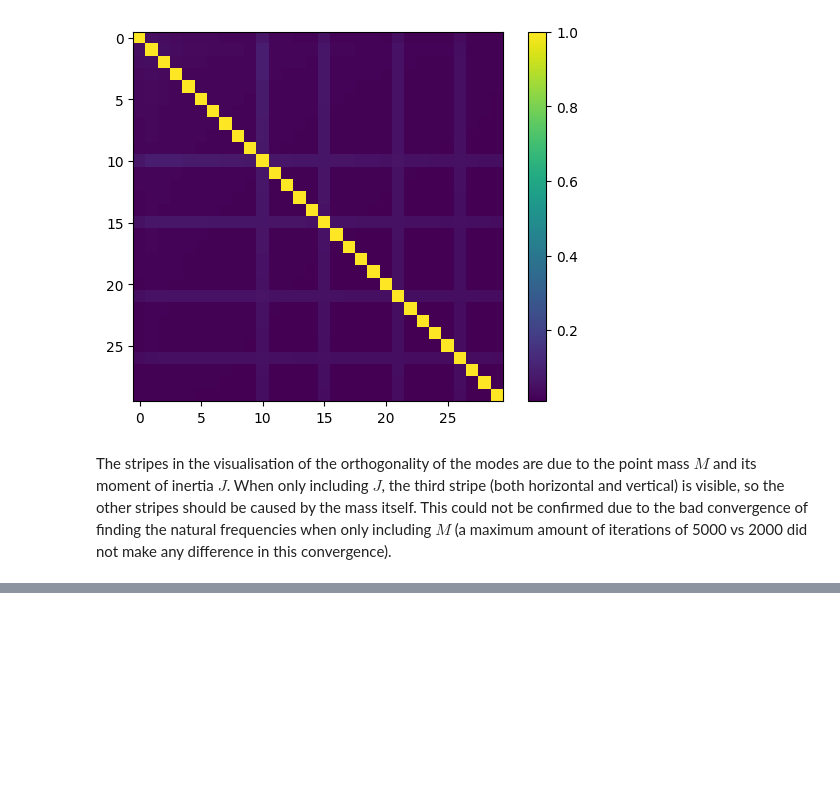
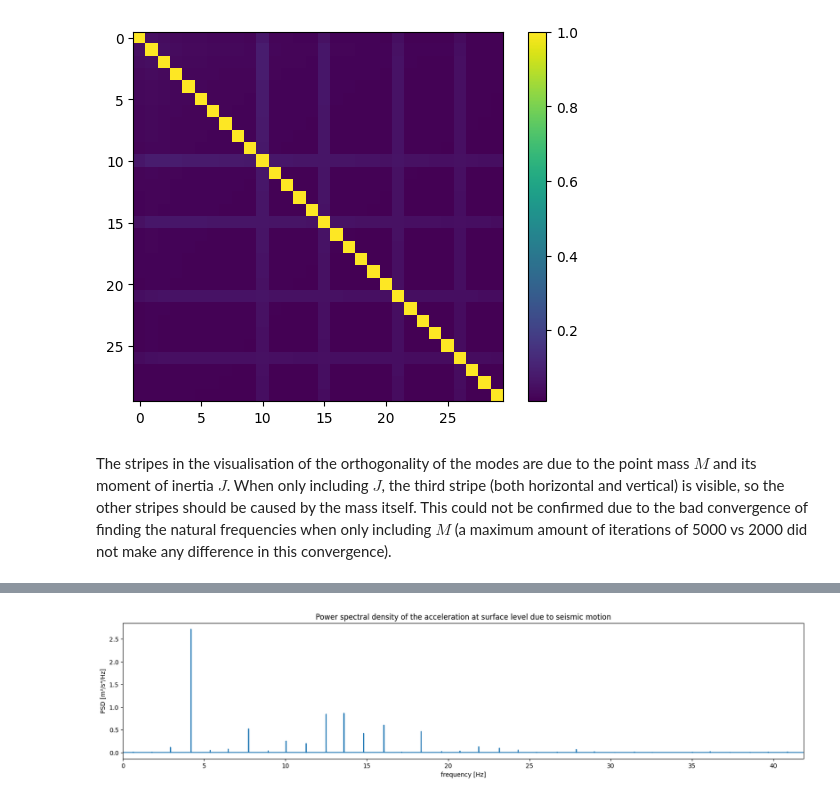
Before and after one commit to Lymone96/CIEM5220-Group2, a Jupyter notebook: 1_SRE/Part 1/CIEM5220_SRE_PW1_2025_MMarissen5381827_GMylonopoulos4807421_BSlingerland5309913_JThomas6276423.ipynb, the cells around one changed output, grey strips where cells are left out. Saved outputs shown, nothing was run; the diff lists cells and outputs as text; code cells hidden in the pictures; blank space fills up the shorter version.

Commit message:
Progress of last weeks

```diff
--- a/1_SRE/Part 1/CIEM5220_SRE_PW1_2025_MMarissen5381827_GMylonopoulos4807421_BSlingerland5309913_JThomas6276423.ipynb
+++ b/1_SRE/Part 1/CIEM5220_SRE_PW1_2025_MMarissen5381827_GMylonopoulos4807421_BSlingerland5309913_JThomas6276423.ipynb
@@ -657,7 +710,25 @@ for omega in omega_m2:
     disp_local_dict[omega] = disp_local
 
 local_coordinates = get_local_coordinates(elems2, num)
-disp_norm, disp_local_norm = Normalize_modes(omega_m2, disp_dict, disp_local_dict, local_coordinates, elems2)
+
+def Normalize_modes2(Omega, displacement, displacement_local, local_coordinates, elements):
+    disp_norm = {}
+    disp_local_norm = {}
+    for omega in Omega:
+        Gamma = 0
+        for element in elements:
+            key = list(element.element_types.keys())[0]
+            rho = element.element_types[key].rho
+            A = element.element_types[key].A
+            Gamma += rho * A * np.trapezoid(displacement_local[omega][element.id][1]**2, local_coordinates[element.id])
+        Gamma += M * displacement_local[omega][element.id][1][-1]**2 #"element" is the last element from the loop, which is the upper one
+
+        disp_norm[omega] = {elem: disp / np.sqrt(Gamma) for elem, disp in displacement[omega].items()}
+        #Local normalised displacements
+        disp_local_norm[omega] = {elem: disp / np.sqrt(Gamma) for elem, disp in displacement_local[omega].items()}
+    return disp_norm, disp_local_norm
+
+disp_norm, disp_local_norm = Normalize_modes2(omega_m2, disp_dict, disp_local_dict, local_coordinates, elems2)
 
 for omega in omega_m2[:2]:
     s2.PlotElementDisplacements(disp_norm[omega], scale=1e7)
@@ -678,0 +861,26 @@ The stripes in the visualisation of the orthogonality of the modes are due to th
+# %%
+#Calculating the FRF of unit seismic motion (displacement) at bedrock level vs. displacement at surface level and calculating and plotting the PSD of the response
+#... it is the same as the relation between the two accelerations; the omega² cancels out
+
+FRF_seism_surface = np.zeros(len(FRF_omega), dtype=complex)
+
+#Unit displacement at bedrock level was already added before
+
+for i,omega in enumerate(FRF_omega):
+    Kc_global = s1.GlobalConstrainedStiffness(omega)
+    Fc_global = s1.GlobalConstrainedForce(omega)
+    u_free = s1.SolveUfree(Kc_global, Fc_global)
+    #first free dof (index 0) is the x-displacement of node 1 (index 0)
+    FRF_seism_surface[i] = u_free[0]
+
+#Units: [m²/s⁴/Hz] = [m/m]² * [m²/s⁴/Hz]
+PSD_seism_surface = np.abs(FRF_seism_surface)**2 * PSD_seism
+
+plt.figure(figsize=(20, 4))
+plt.plot(FRF_freq, PSD_seism_surface)
+plt.xlabel('frequency [Hz]')
+plt.ylabel('PSD [m²/s⁴/Hz]')
+plt.title('Power spectral density of the acceleration at surface level due to seismic motion')
+plt.xlim(0, FRF_freq[PSD_seism_surface > 1e-2][-1] + 1);
+# %% [output]
+[figure, added]
```
Also changed, not shown: parts of 38 cells of this notebook, 6 other files.
